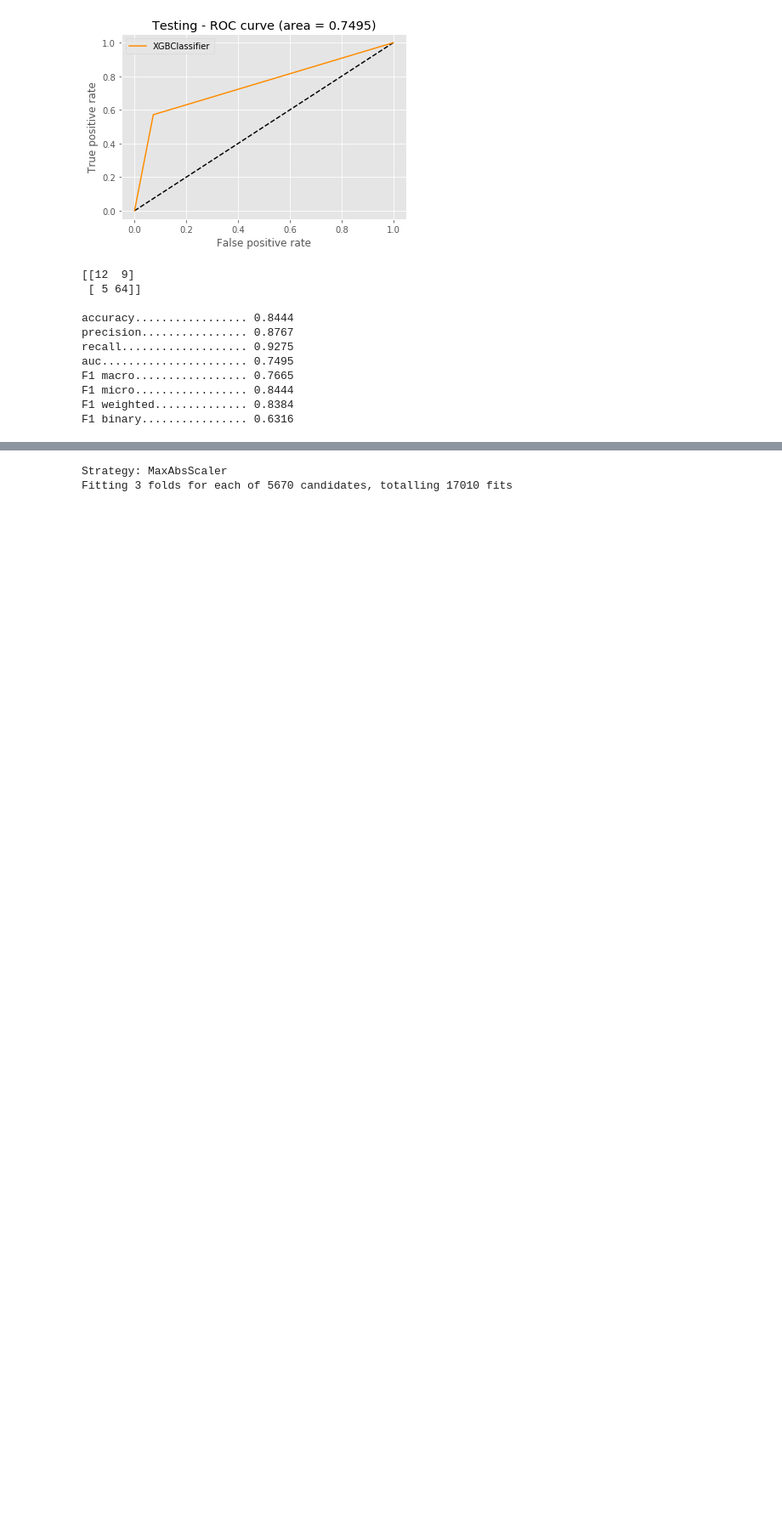
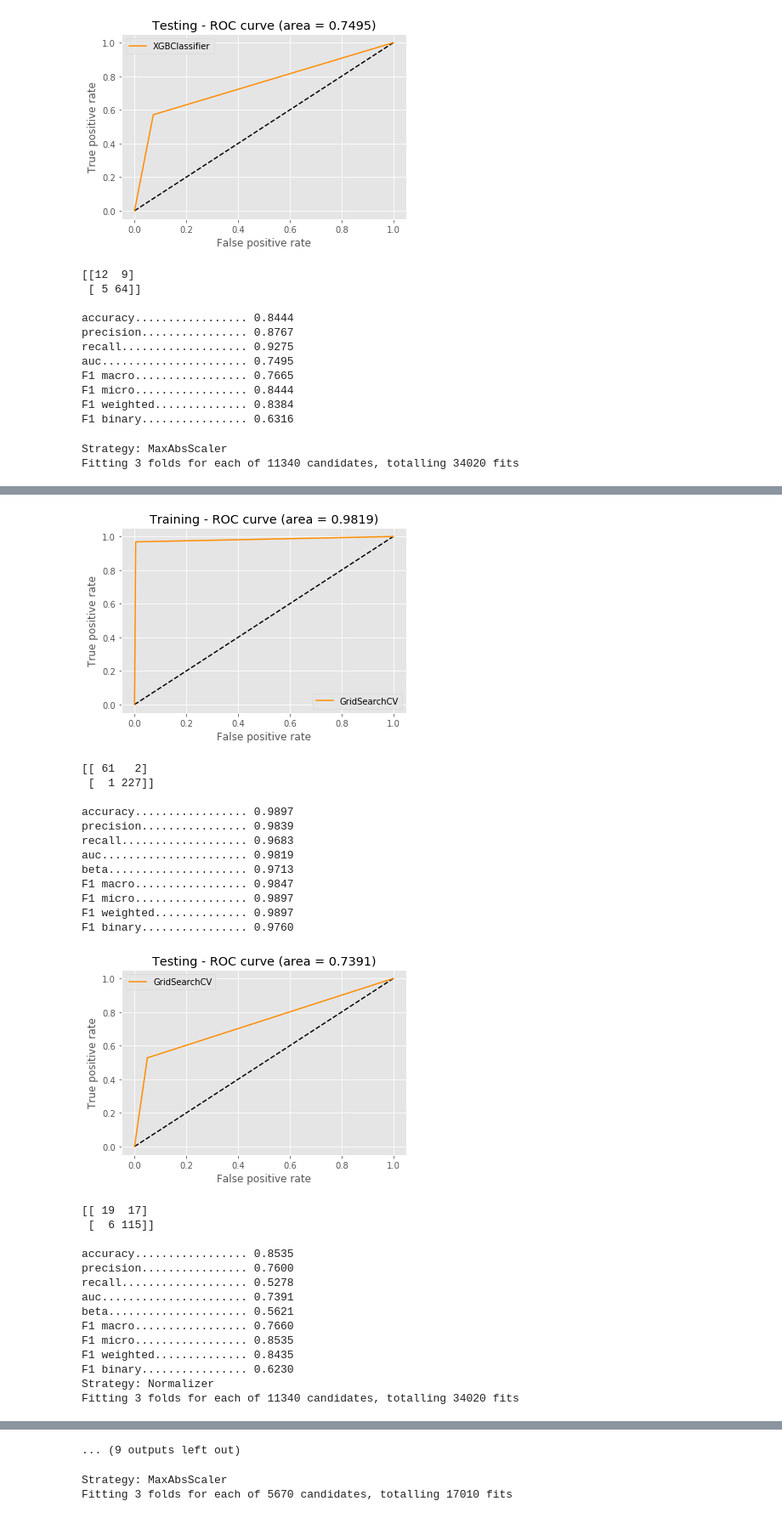
Before and after one commit to brunowdev/sparkify, a Jupyter notebook: Sklearn - Test.ipynb, the cells around one changed output, grey strips where cells are left out. Shown at 85% size. Drawn from its saved outputs; the diff is of its cells as text; code cells hidden in the pictures; blank space fills up the shorter version.

```diff
--- a/Sklearn - Test.ipynb
+++ b/Sklearn - Test.ipynb
@@ -1355,0 +1355,21 @@ def train_gs_xgb(df, label):
+# %%
+from sklearn.preprocessing import Normalizer, RobustScaler, StandardScaler, MaxAbsScaler
+
+# Remove binary features
+features_to_normalize = list(data.drop(['canceled', 'male', 'paid'], axis = 1).columns)
+
+models = []
+
+for _scaller in [MaxAbsScaler(), Normalizer(), RobustScaler(), StandardScaler()]:
+
+    print(f'Strategy: {_scaller.__class__.__name__}')
+
+    _x = data.copy()
+    _x[features_to_normalize] = _scaller.fit_transform(_x[features_to_normalize])
+
+    model = train_gs_xgb(_x, 'canceled')
+
+    models.append(model.best_estimator_)
+# %% [output]
+Strategy: MaxAbsScaler
+Fitting 3 folds for each of 11340 candidates, totalling 34020 fits
@@ -1355,0 +1393,28 @@ def train_gs_xgb(df, label):
+[figure, added]
+[[ 61   2]
+ [  1 227]]
+
+accuracy................. 0.9897
+precision................ 0.9839
+recall................... 0.9683
+auc...................... 0.9819
+beta..................... 0.9713
+F1 macro................. 0.9847
+F1 micro................. 0.9897
+F1 weighted.............. 0.9897
+F1 binary................ 0.9760
+[figure, added]
+[[ 19  17]
+ [  6 115]]
+
+accuracy................. 0.8535
+precision................ 0.7600
+recall................... 0.5278
+auc...................... 0.7391
+beta..................... 0.5621
+F1 macro................. 0.7660
+F1 micro................. 0.8535
+F1 weighted.............. 0.8435
+F1 binary................ 0.6230
+Strategy: Normalizer
+Fitting 3 folds for each of 11340 candidates, totalling 34020 fits
@@ -1356,3 +1483,4 @@ def train_gs_xgb(df, label):
+... (9 outputs left out)
 # %%
 from sklearn.preprocessing import Normalizer, RobustScaler, StandardScaler, MaxAbsScaler
 
```
Also changed, not shown: parts of 6 cells of this notebook.
